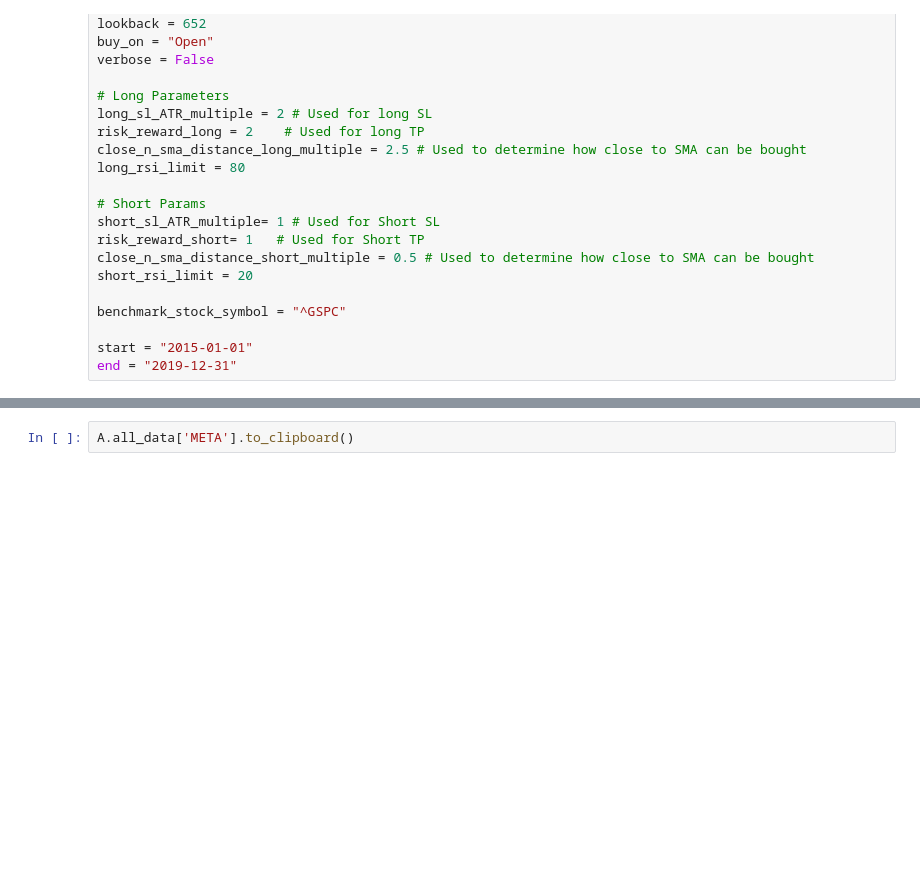
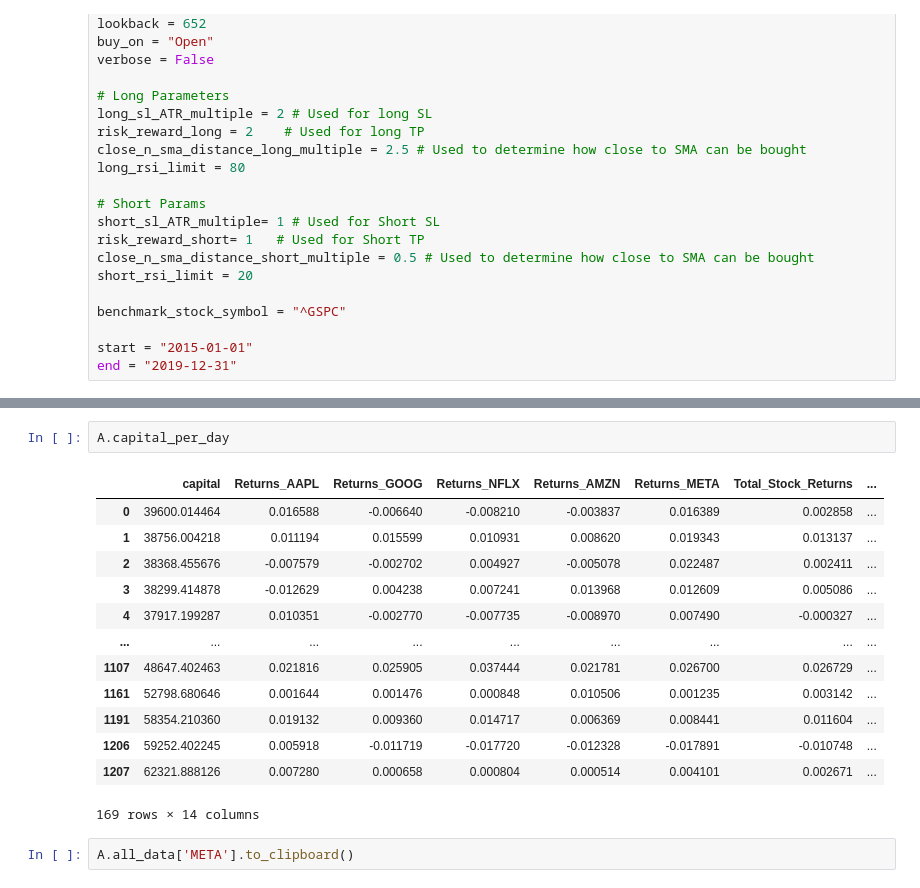
Before and after one commit to siddharthgohil/Trading_with_MACDnSMA, a Jupyter notebook: SMACD_Event_Based.ipynb, the cells around one changed output, grey strips where cells are left out. Drawn from its saved outputs; the diff is of its cells as text; blank space fills up the shorter version.

```diff
--- a/SMACD_Event_Based.ipynb
+++ b/SMACD_Event_Based.ipynb
@@ -648,3 +650,19 @@ The total trades taken by the strategy: 157
+# %%
+A.capital_per_day
+# %% [output]
+|  | capital | Returns_AAPL | Returns_GOOG | Returns_NFLX | Returns_AMZN | Returns_META | Total_Stock_Returns | ... |
+| 0 | 39600.014464 | 0.016588 | -0.006640 | -0.008210 | -0.003837 | 0.016389 | 0.002858 | ... |
+| 1 | 38756.004218 | 0.011194 | 0.015599 | 0.010931 | 0.008620 | 0.019343 | 0.013137 | ... |
+| 2 | 38368.455676 | -0.007579 | -0.002702 | 0.004927 | -0.005078 | 0.022487 | 0.002411 | ... |
+| 3 | 38299.414878 | -0.012629 | 0.004238 | 0.007241 | 0.013968 | 0.012609 | 0.005086 | ... |
+| 4 | 37917.199287 | 0.010351 | -0.002770 | -0.007735 | -0.008970 | 0.007490 | -0.000327 | ... |
+| ... | ... | ... | ... | ... | ... | ... | ... | ... |
+| 1107 | 48647.402463 | 0.021816 | 0.025905 | 0.037444 | 0.021781 | 0.026700 | 0.026729 | ... |
+| 1161 | 52798.680646 | 0.001644 | 0.001476 | 0.000848 | 0.010506 | 0.001235 | 0.003142 | ... |
+| 1191 | 58354.210360 | 0.019132 | 0.009360 | 0.014717 | 0.006369 | 0.008441 | 0.011604 | ... |
+| 1206 | 59252.402245 | 0.005918 | -0.011719 | -0.017720 | -0.012328 | -0.017891 | -0.010748 | ... |
+| 1207 | 62321.888126 | 0.007280 | 0.000658 | 0.000804 | 0.000514 | 0.004101 | 0.002671 | ... |
+169 rows × 14 columns
 # %%
 A.all_data['META'].to_clipboard()
 # %%
```
Also changed, not shown: parts of 3 cells of this notebook, 1 other file.
